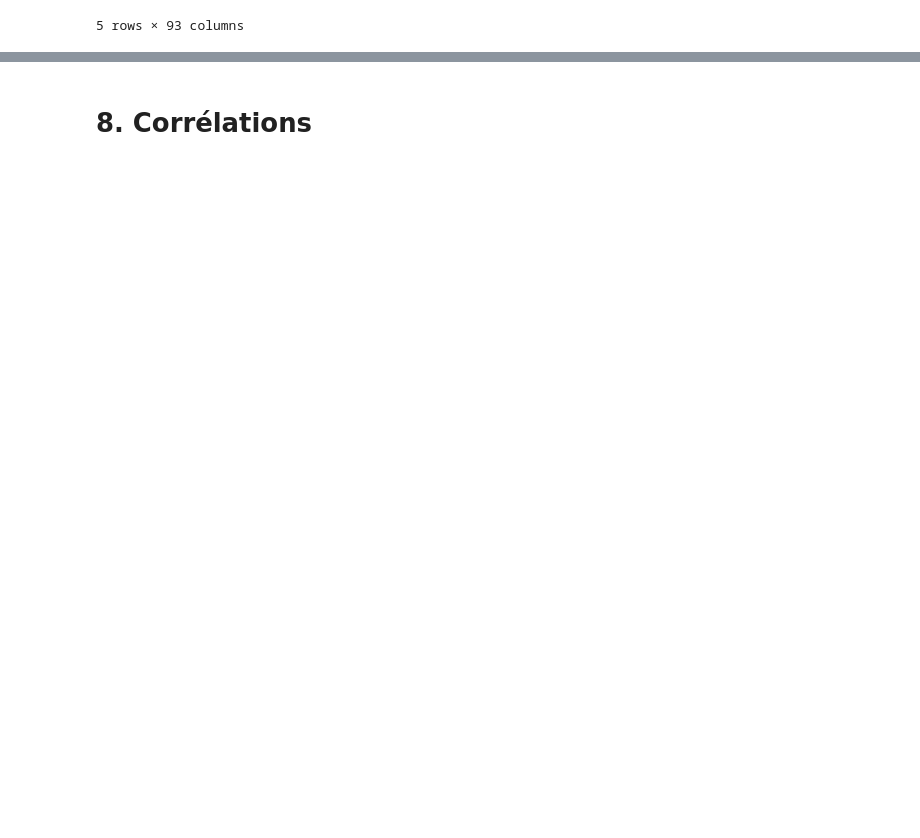
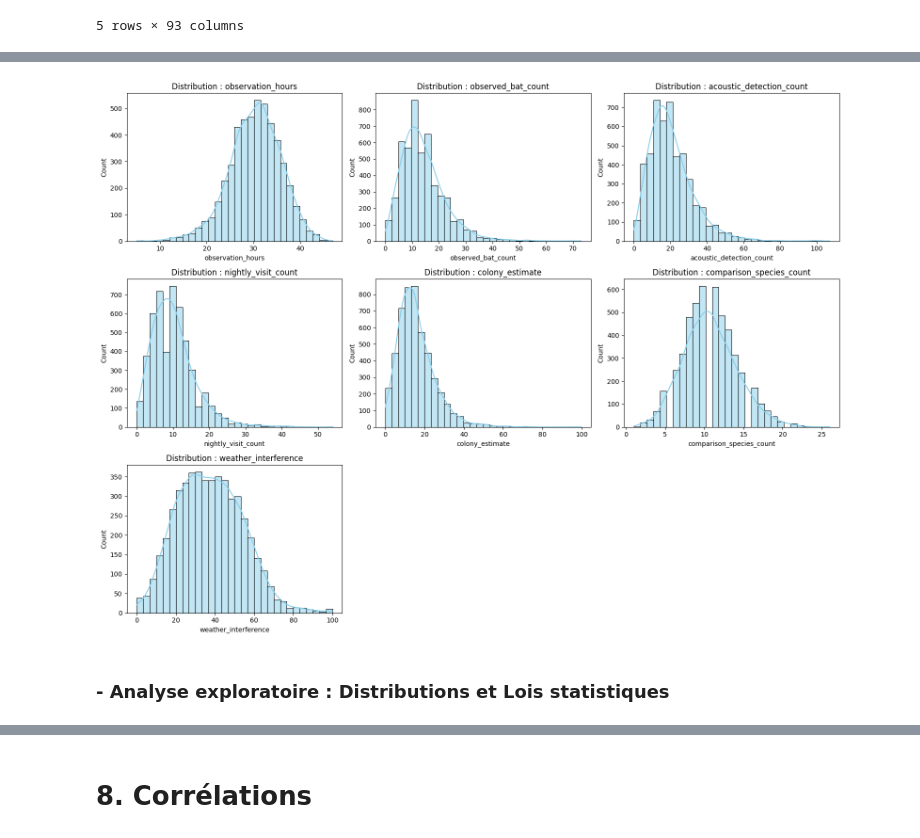
Before and after one commit to HananeDjouadi/G05-DataMining-2627, a Jupyter notebook: data/ecology/bat_surveys.ipynb, the cells around one changed output, grey strips where cells are left out. Cells and saved outputs as stored; diff of their text form; code cells hidden in the pictures; blank space fills up the shorter version.

```diff
--- a/data/ecology/bat_surveys.ipynb
+++ b/data/ecology/bat_surveys.ipynb
@@ -571,0 +622,16 @@ Nouvelles dimensions du dataset : (4992, 93)
+# %%
+# Création de la grille d'affichage
+plt.figure(figsize=(16, 12))
+
+for i, col in enumerate(cols_mesures, 1):
+    plt.subplot(3, 3, i)
+    # Trace l'histogramme avec la courbe de densité (KDE)
+    sns.histplot(df[col], kde=True, bins=30, color='skyblue')
+    plt.title(f"Distribution : {col}")
+
+plt.tight_layout()
+plt.show()
+# %% [output]
+[figure, added]
+# %% [markdown]
+### - Analyse exploratoire : Distributions et Lois statistiques
```
Also changed, not shown: parts of 12 cells of this notebook.
